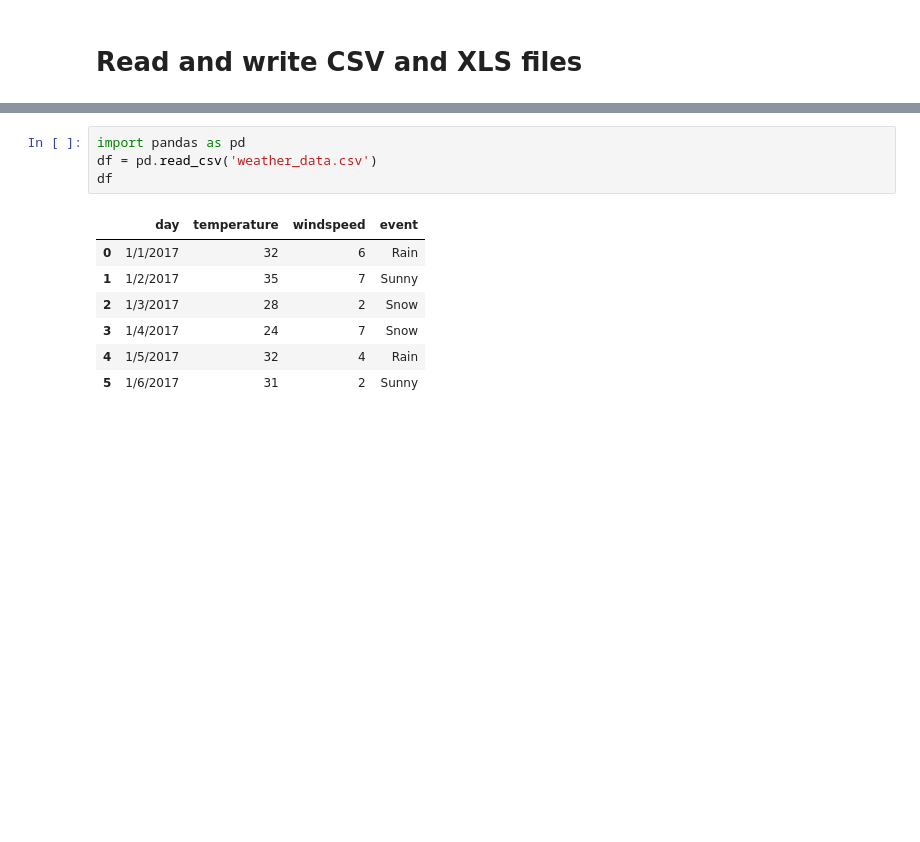
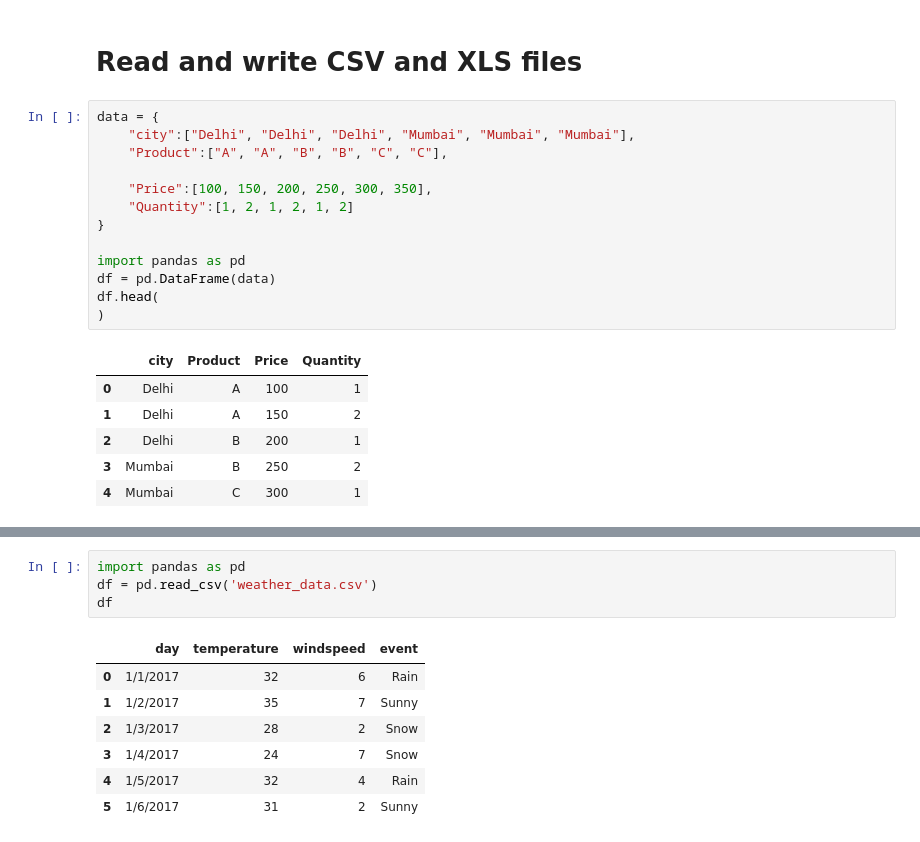
Before and after one commit to rahul8879/as_ds_course, a Jupyter notebook: pandas/3_Key operations on Dataframes/key_operations_on_dataframes.ipynb, the cells around one changed output, grey strips where cells are left out. Drawn from its saved outputs; the diff is of its cells as text; blank space fills up the shorter version.

```diff
--- a/pandas/3_Key operations on Dataframes/key_operations_on_dataframes.ipynb
+++ b/pandas/3_Key operations on Dataframes/key_operations_on_dataframes.ipynb
@@ -1,2 +1,22 @@
 # %% [markdown]
 # Read and write CSV and XLS files
+# %%
+data = {
+    "city":["Delhi", "Delhi", "Delhi", "Mumbai", "Mumbai", "Mumbai"],
+    "Product":["A", "A", "B", "B", "C", "C"],
+
+    "Price":[100, 150, 200, 250, 300, 350],
+    "Quantity":[1, 2, 1, 2, 1, 2]
+}
+
+import pandas as pd
+df = pd.DataFrame(data)
+df.head(
+)
+# %% [output]
+|  | city | Product | Price | Quantity |
+| 0 | Delhi | A | 100 | 1 |
+| 1 | Delhi | A | 150 | 2 |
+| 2 | Delhi | B | 200 | 1 |
+| 3 | Mumbai | B | 250 | 2 |
+| 4 | Mumbai | C | 300 | 1 |
```
Also changed, not shown: parts of 7 cells of this notebook, 4 other files.
